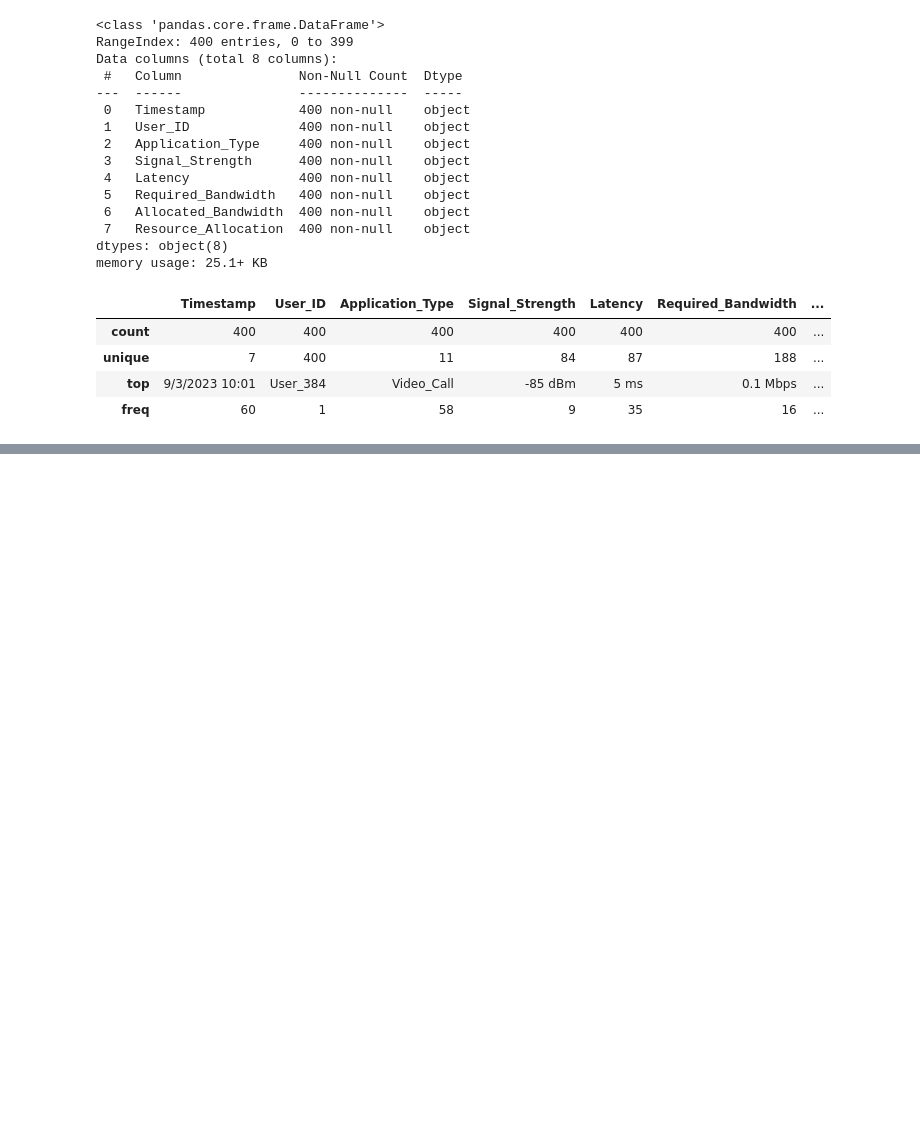
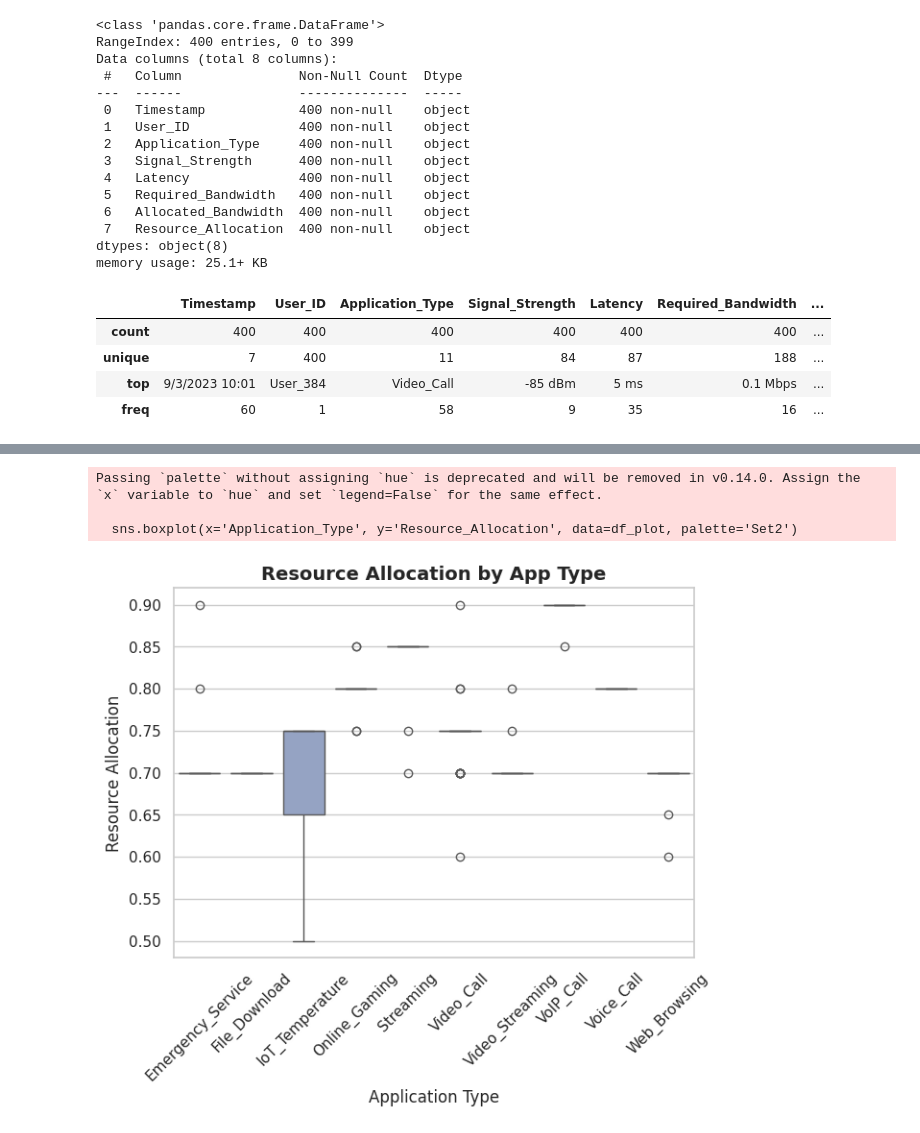
Before and after one commit to 77mostafaayman77/5G-Resource-Allocation-QoS-Prediction, a Jupyter notebook: 5G_Resource_Allocation_&_QoS_Prediction.ipynb, the cells around one changed output, grey strips where cells are left out. Cells and saved outputs as stored; diff of their text form; code cells hidden in the pictures; blank space fills up the shorter version.

```diff
--- a/5G_Resource_Allocation_&_QoS_Prediction.ipynb
+++ b/5G_Resource_Allocation_&_QoS_Prediction.ipynb
@@ -216,0 +230,23 @@ df_clean.head()
+# %%
+plt.figure(figsize=(7, 5))
+
+numeric_cols = ['Signal_Strength(dBm)', 'Latency(s)', 'Required_Bandwidth(Mbps)', 'Resource_Allocation']
+app_cols = [col for col in df_clean.columns if col not in numeric_cols]
+
+df_plot = df_clean.melt(id_vars=['Resource_Allocation'], value_vars=app_cols,
+                        var_name='Application_Type', value_name='Is_Active')
+
+df_plot = df_plot[df_plot['Is_Active'] == 1]
+
+sns.boxplot(x='Application_Type', y='Resource_Allocation', data=df_plot, palette='Set2')
+
+plt.title('Resource Allocation by App Type', fontsize=14, fontweight='bold')
+plt.xticks(rotation=45)
+plt.xlabel('Application Type', fontsize=12)
+plt.ylabel('Resource Allocation', fontsize=12)
+plt.show()
+# %% [output]
+Passing `palette` without assigning `hue` is deprecated and will be removed in v0.14.0. Assign the `x` variable to `hue` and set `legend=False` for the same effect.
+
+  sns.boxplot(x='Application_Type', y='Resource_Allocation', data=df_plot, palette='Set2')
+[figure, added]
```
Also changed, not shown: parts of 27 cells of this notebook.
